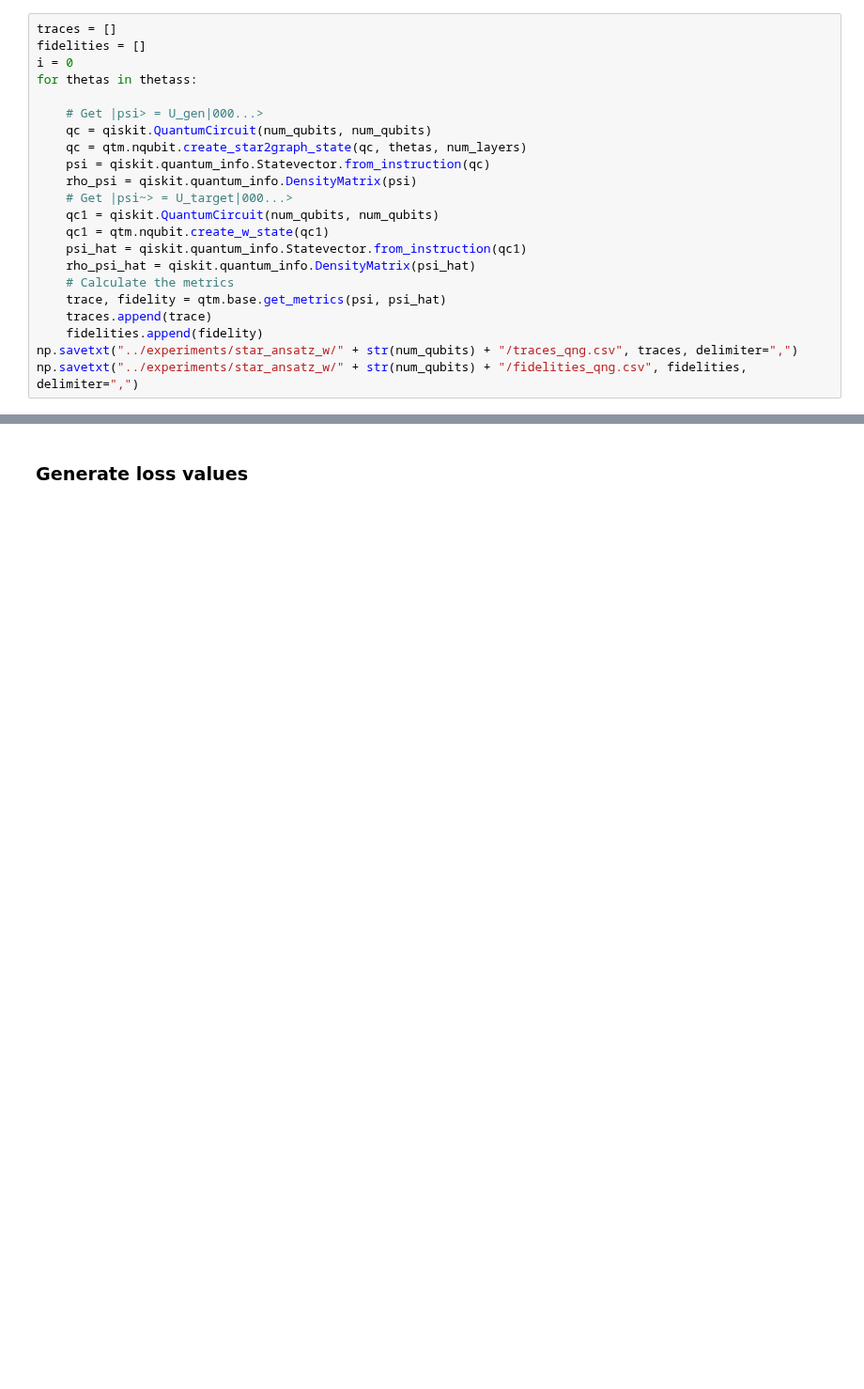
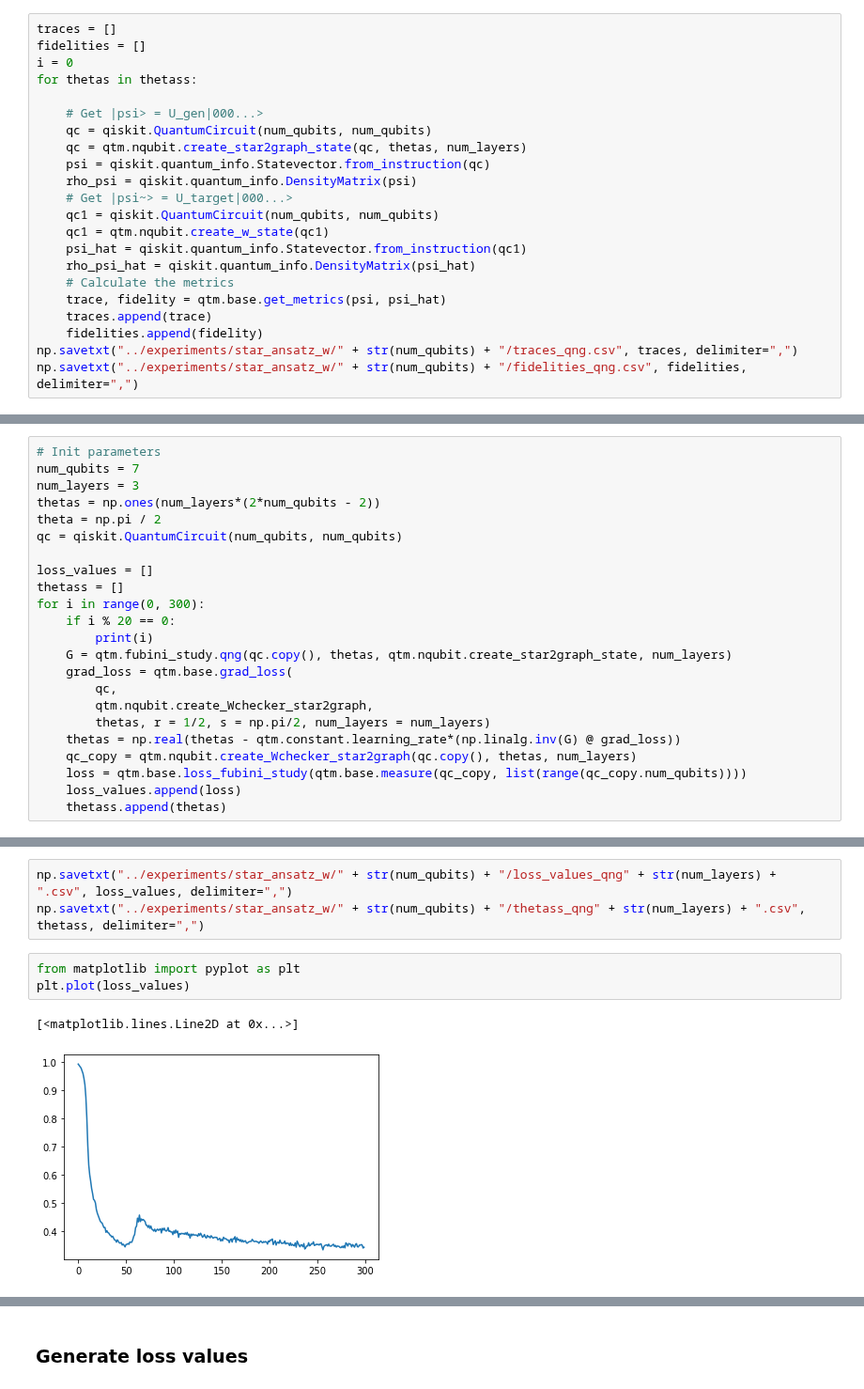
Before and after one commit to vutuanhai237/UC-VQA, a Jupyter notebook: codes/star2graph_ansatz_qng.ipynb, the cells around one changed output, grey strips where cells are left out. Shown at 94% size. Saved outputs shown, nothing was run; the diff lists cells and outputs as text; blank space fills up the shorter version.

```diff
--- a/codes/star2graph_ansatz_qng.ipynb
+++ b/codes/star2graph_ansatz_qng.ipynb
@@ -149,0 +217,23 @@ np.savetxt("../experiments/star_ansatz_w/" + str(num_qubits) + "/fidelities_qng.
+# %%
+# Init parameters
+num_qubits = 7
+num_layers = 3
+thetas = np.ones(num_layers*(2*num_qubits - 2))
+theta = np.pi / 2
+qc = qiskit.QuantumCircuit(num_qubits, num_qubits)
+
+loss_values = []
+thetass = []
+for i in range(0, 300):
+    if i % 20 == 0:
+        print(i)
+    G = qtm.fubini_study.qng(qc.copy(), thetas, qtm.nqubit.create_star2graph_state, num_layers)
+    grad_loss = qtm.base.grad_loss(
+        qc,
+        qtm.nqubit.create_Wchecker_star2graph,
+        thetas, r = 1/2, s = np.pi/2, num_layers = num_layers)
+    thetas = np.real(thetas - qtm.constant.learning_rate*(np.linalg.inv(G) @ grad_loss))
+    qc_copy = qtm.nqubit.create_Wchecker_star2graph(qc.copy(), thetas, num_layers)
+    loss = qtm.base.loss_fubini_study(qtm.base.measure(qc_copy, list(range(qc_copy.num_qubits))))
+    loss_values.append(loss)
+    thetass.append(thetas)
@@ -149,0 +256,9 @@ np.savetxt("../experiments/star_ansatz_w/" + str(num_qubits) + "/fidelities_qng.
+# %%
+np.savetxt("../experiments/star_ansatz_w/" + str(num_qubits) + "/loss_values_qng" + str(num_layers) + ".csv", loss_values, delimiter=",")
+np.savetxt("../experiments/star_ansatz_w/" + str(num_qubits) + "/thetass_qng" + str(num_layers) + ".csv", thetass, delimiter=",")
+# %%
+from matplotlib import pyplot as plt
+plt.plot(loss_values)
+# %% [output]
+[<matplotlib.lines.Line2D at 0x...>]
+[figure, added]
```
Also changed, not shown: parts of 7 cells of this notebook, 45 other files.
